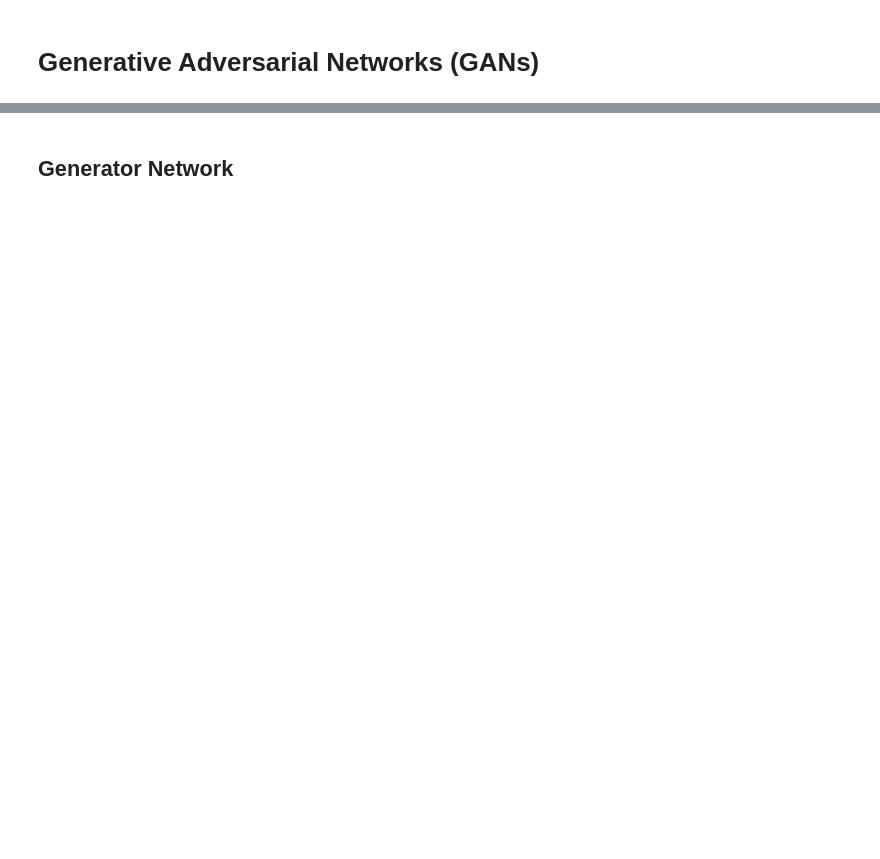
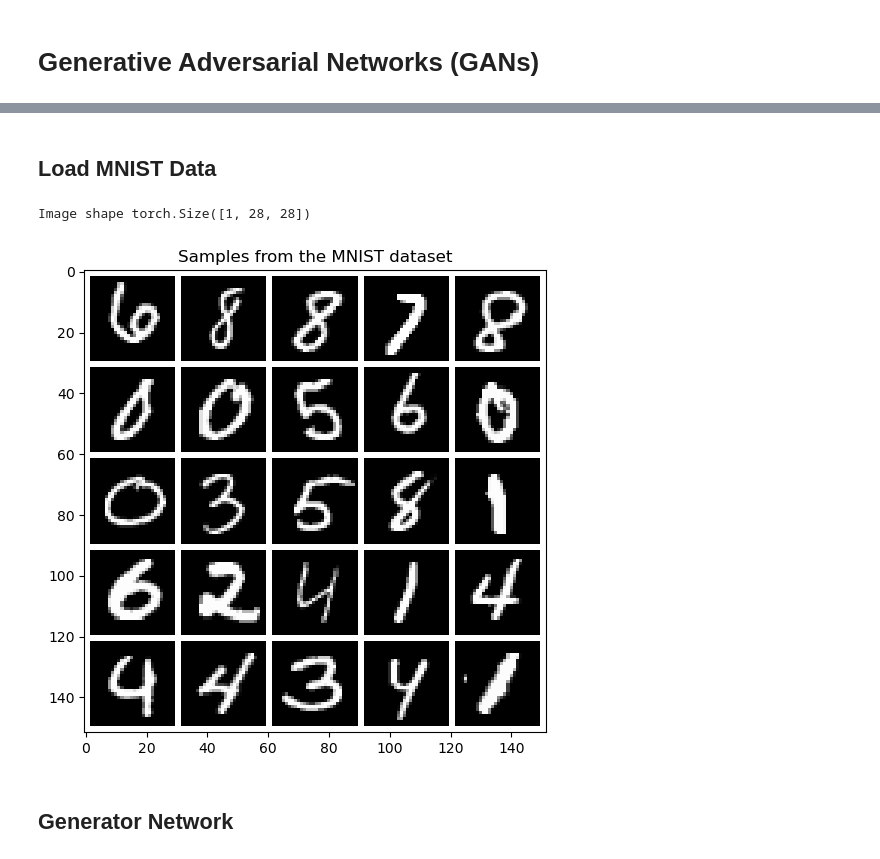
Before and after one commit to osmanalenbey/Generative-Adversarial-Networks-GANs-, a Jupyter notebook: generate_GAN.ipynb, the cells around one changed output, grey strips where cells are left out. Drawn from its saved outputs; the diff is of its cells as text; code cells hidden in the pictures; blank space fills up the shorter version.

Commit message:
Problem about matplotlib kernel died fixed.

```diff
--- a/generate_GAN.ipynb
+++ b/generate_GAN.ipynb
@@ -29,6 +32,40 @@ def show_tensor_images(image_tensor, num_images=25, size=(1, 28, 28)):
 
     plt.imshow(image_grid.permute(1, 2, 0).squeeze())
     plt.show()
+# %% [markdown]
+## Load MNIST Data
+# %%
+batch_size = 128
+
+#Load MNIST dataset as tensors
+dataloader = DataLoader(
+    MNIST('.', download=True, transform=transforms.ToTensor()),
+    batch_size=batch_size,
+    shuffle=True)
+# %%
+num_imgs_to_visualize = 25  # number of images we'll display
+batch = next(iter(dataloader))  # take a single batch from the dataset
+img_batch = batch[0]  # extract only images and ignore the labels (batch[1])
+img_batch_subset = img_batch[:num_imgs_to_visualize]  # extract only a subset of images
+
+# Q2: What's the shape of my image?
+# format is (B,C,H,W), B - number of images in batch, C - number of channels, H - height, W - width
+print(f'Image shape {img_batch_subset.shape[1:]}')  # we ignore shape[0] - number of imgs in batch.
+
+# Q3: How do my images look like?
+# Creates a 5x5 grid of images, normalize will bring images from [-1, 1] range back into [0, 1] for display
+# pad_value is 1. (white) because it's 0. (black) by default but since our background is also black,
+# we wouldn't see the grid pattern so I set it to 1.
+grid = make_grid(img_batch_subset, nrow=int(np.sqrt(num_imgs_to_visualize)), normalize=True, pad_value=1.)
+grid = np.moveaxis(grid.numpy(), 0, 2)  # from CHW -> HWC format that's what matplotlib expects! Get used to this.
+
+plt.figure(figsize=(6, 6))
+plt.title("Samples from the MNIST dataset")
+plt.imshow(grid)
+plt.show()
+# %% [output]
+Image shape torch.Size([1, 28, 28])
+[figure, added]
 # %% [markdown]
 ## Generator Network
 # %%
```
Also changed, not shown: parts of 5 cells of this notebook.
